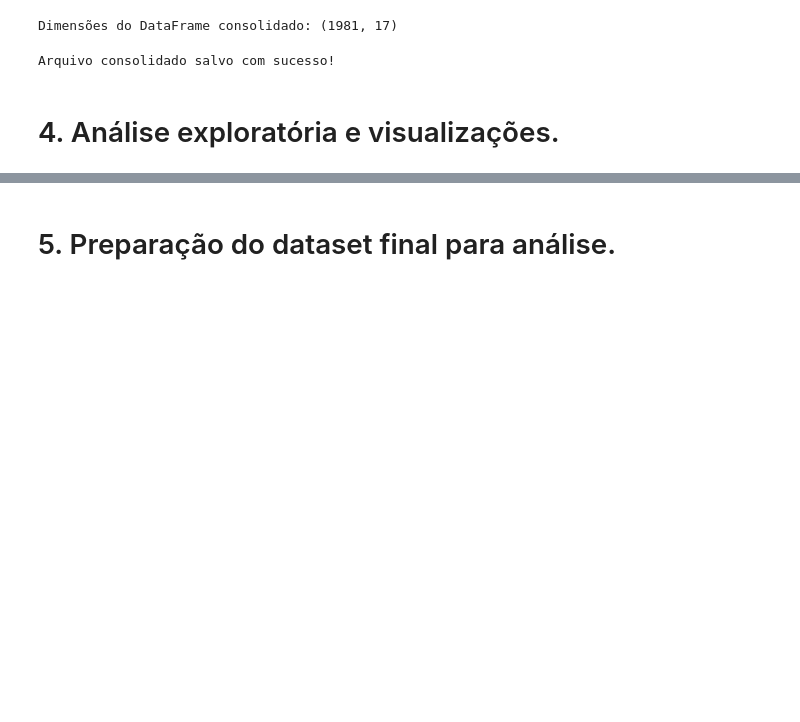
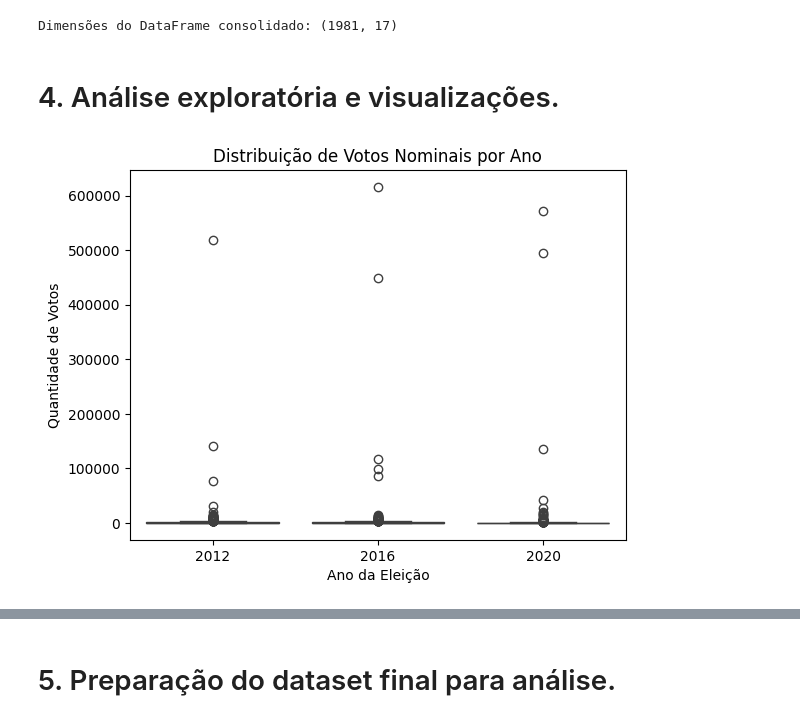
Before and after one commit to aliccestari/TF-coleta-dados, a Jupyter notebook: notebook_inicial.ipynb, the cells around one changed output, grey strips where cells are left out. Saved outputs shown, nothing was run; the diff lists cells and outputs as text; code cells hidden in the pictures; blank space fills up the shorter version.

```diff
--- a/notebook_inicial.ipynb
+++ b/notebook_inicial.ipynb
@@ -167,7 +167,8 @@ Candidatos 2020: (33611, 13)
 # Selecionando colunas relevantes dos datasets de votação
 colunas_votacao = [
     "SQ_CANDIDATO",     # Número sequencial da candidato(a)
-    "QT_VOTOS_NOMINAIS" # Quantidade de votos nominais
+    "QT_VOTOS_NOMINAIS", # Quantidade de votos nominais
+    "DS_SIT_TOT_TURNO"
 ]
 
 votos_2012 = votos_2012[colunas_votacao]
@@ -185,11 +186,21 @@ Votação 2020: (44541, 2)
 # %% [markdown]
 # 2. Tratamento de inconsistências e valores faltantes.
 # %%
-# Agrupando dataframes de resultados por candidato e somando seus votos
+# Agrupando por SQ_CANDIDATO e mantendo a coluna DS_SIT_TOT_TURNO
+votos_2012 = votos_2012.groupby("SQ_CANDIDATO", as_index=False).agg({
+    "QT_VOTOS_NOMINAIS": "sum",  # Soma dos votos
+    "DS_SIT_TOT_TURNO": "first"  # Mantém o primeiro valor de DS_SIT_TOT_TURNO (assumindo que não varia dentro do grupo)
+})
 
-votos_2012 = votos_2012.groupby("SQ_CANDIDATO", as_index=False)["QT_VOTOS_NOMINAIS"].sum()
-votos_2016 = votos_2016.groupby("SQ_CANDIDATO", as_index=False)["QT_VOTOS_NOMINAIS"].sum()
-votos_2020 = votos_2020.groupby("SQ_CANDIDATO", as_index=False)["QT_VOTOS_NOMINAIS"].sum()
+votos_2016 = votos_2016.groupby("SQ_CANDIDATO", as_index=False).agg({
+    "QT_VOTOS_NOMINAIS": "sum",
+    "DS_SIT_TOT_TURNO": "first"
+})
+
+votos_2020 = votos_2020.groupby("SQ_CANDIDATO", as_index=False).agg({
+    "QT_VOTOS_NOMINAIS": "sum",
+    "DS_SIT_TOT_TURNO": "first"
+})
 # %%
 # Função para verificar valores nulos em um DataFrame
 def tratar_valores_nulos(dataset, nome, colunas_essenciais):
@@ -437,11 +440,13 @@ cand_votos_total = pd.concat([cand_votos_2012, cand_votos_2016, cand_votos_2020]
 print(f"Dimensões do DataFrame consolidado: {cand_votos_total.shape}")
 # %% [output]
 Dimensões do DataFrame consolidado: (1981, 17)
-# %%
-# Salvando o DataFrame consolidado
-cand_votos_total.to_csv("dados_tratados/dataframe_final.csv", index=False, encoding="utf-8")
-print("Arquivo consolidado salvo com sucesso!")
-# %% [output]
-Arquivo consolidado salvo com sucesso!
 # %% [markdown]
 # 4. Análise exploratória e visualizações.
+# %%
+sns.boxplot(data=cand_votos_total, x="ANO_ELEICAO", y="QT_VOTOS_NOMINAIS")
+plt.title("Distribuição de Votos Nominais por Ano")
+plt.xlabel("Ano da Eleição")
+plt.ylabel("Quantidade de Votos")
+plt.show()
+# %% [output]
+[figure, added]
```
Also changed, not shown: parts of 21 cells of this notebook, 5 other files.
